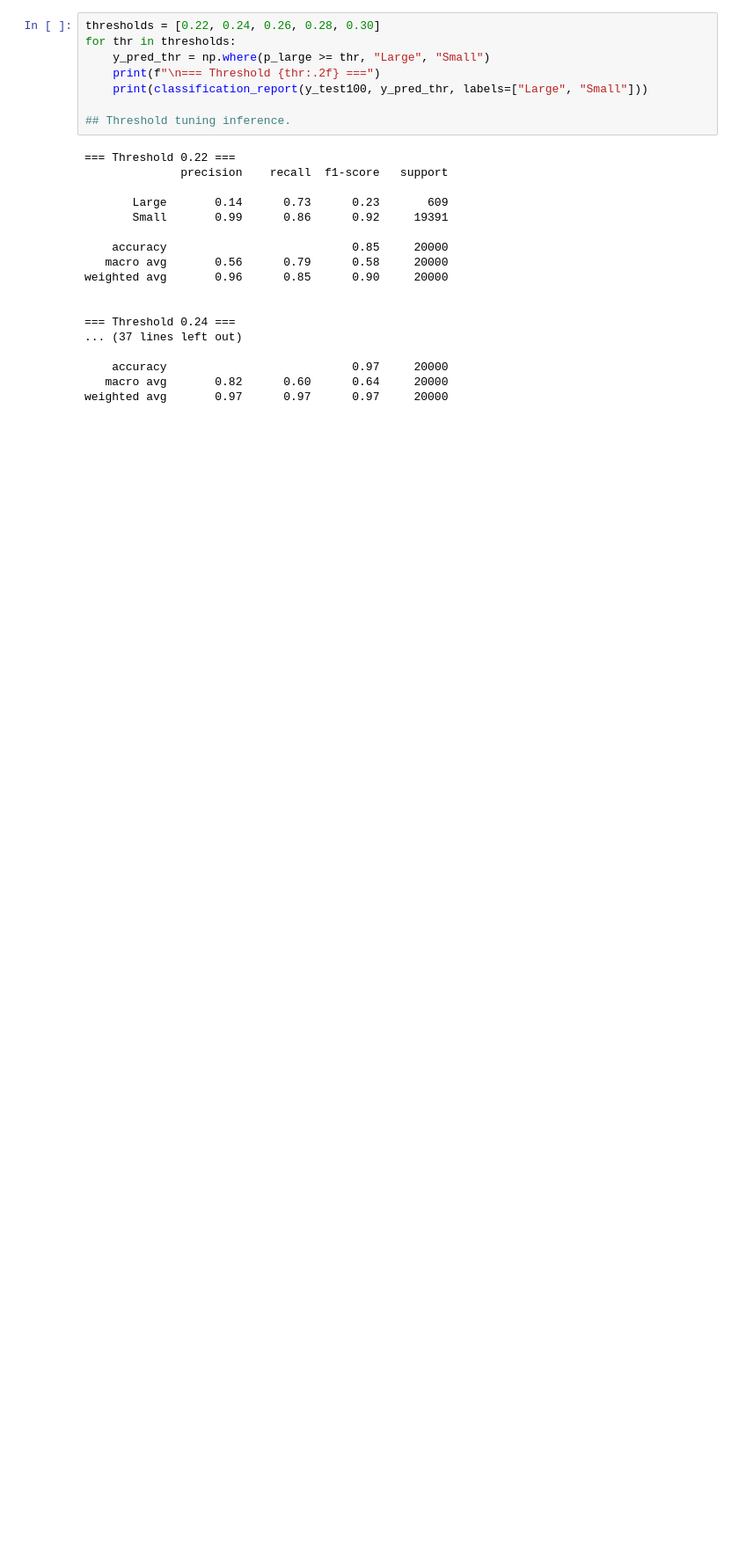
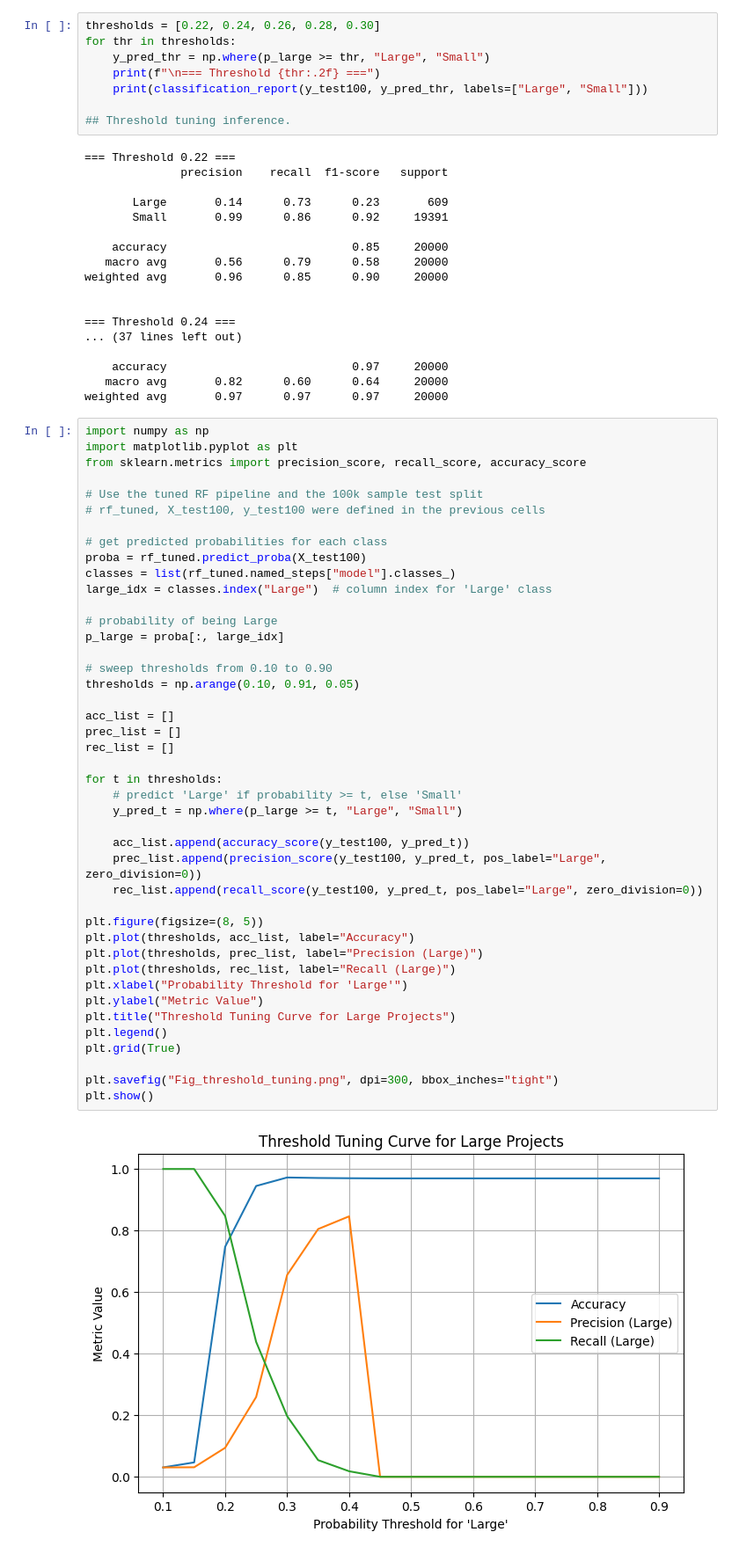
Before and after one commit to keerthanyaa/AIT582-Project-Fall25-DREAM, a Jupyter notebook: notebooks/02-fine-tune-confidence-improvement.ipynb, the cells around one changed output. Shown: that part at 88% size. Cells and saved outputs as stored; diff of their text form; blank space fills up the shorter version.

Commit message:
added graph for threshold tuning

```diff
--- a/notebooks/02-fine-tune-confidence-improvement.ipynb
+++ b/notebooks/02-fine-tune-confidence-improvement.ipynb
@@ -651,6 +651,51 @@ weighted avg       0.96      0.85      0.90     20000
     accuracy                           0.97     20000
    macro avg       0.82      0.60      0.64     20000
 weighted avg       0.97      0.97      0.97     20000
+# %%
+import numpy as np
+import matplotlib.pyplot as plt
+from sklearn.metrics import precision_score, recall_score, accuracy_score
+
+# Use the tuned RF pipeline and the 100k sample test split
+# rf_tuned, X_test100, y_test100 were defined in the previous cells
+
+# get predicted probabilities for each class
+proba = rf_tuned.predict_proba(X_test100)
+classes = list(rf_tuned.named_steps["model"].classes_)
+large_idx = classes.index("Large")  # column index for 'Large' class
+
+# probability of being Large
+p_large = proba[:, large_idx]
+
+# sweep thresholds from 0.10 to 0.90
+thresholds = np.arange(0.10, 0.91, 0.05)
+
+acc_list = []
+prec_list = []
+rec_list = []
+
+for t in thresholds:
+    # predict 'Large' if probability >= t, else 'Small'
+    y_pred_t = np.where(p_large >= t, "Large", "Small")
+
+    acc_list.append(accuracy_score(y_test100, y_pred_t))
+    prec_list.append(precision_score(y_test100, y_pred_t, pos_label="Large", zero_division=0))
+    rec_list.append(recall_score(y_test100, y_pred_t, pos_label="Large", zero_division=0))
+
+plt.figure(figsize=(8, 5))
+plt.plot(thresholds, acc_list, label="Accuracy")
+plt.plot(thresholds, prec_list, label="Precision (Large)")
+plt.plot(thresholds, rec_list, label="Recall (Large)")
+plt.xlabel("Probability Threshold for 'Large'")
+plt.ylabel("Metric Value")
+plt.title("Threshold Tuning Curve for Large Projects")
+plt.legend()
+plt.grid(True)
+
+plt.savefig("Fig_threshold_tuning.png", dpi=300, bbox_inches="tight")
+plt.show()
+# %% [output]
+[figure, added]
 # %% [markdown]
 ## Threshold tuning inference.
 
```
